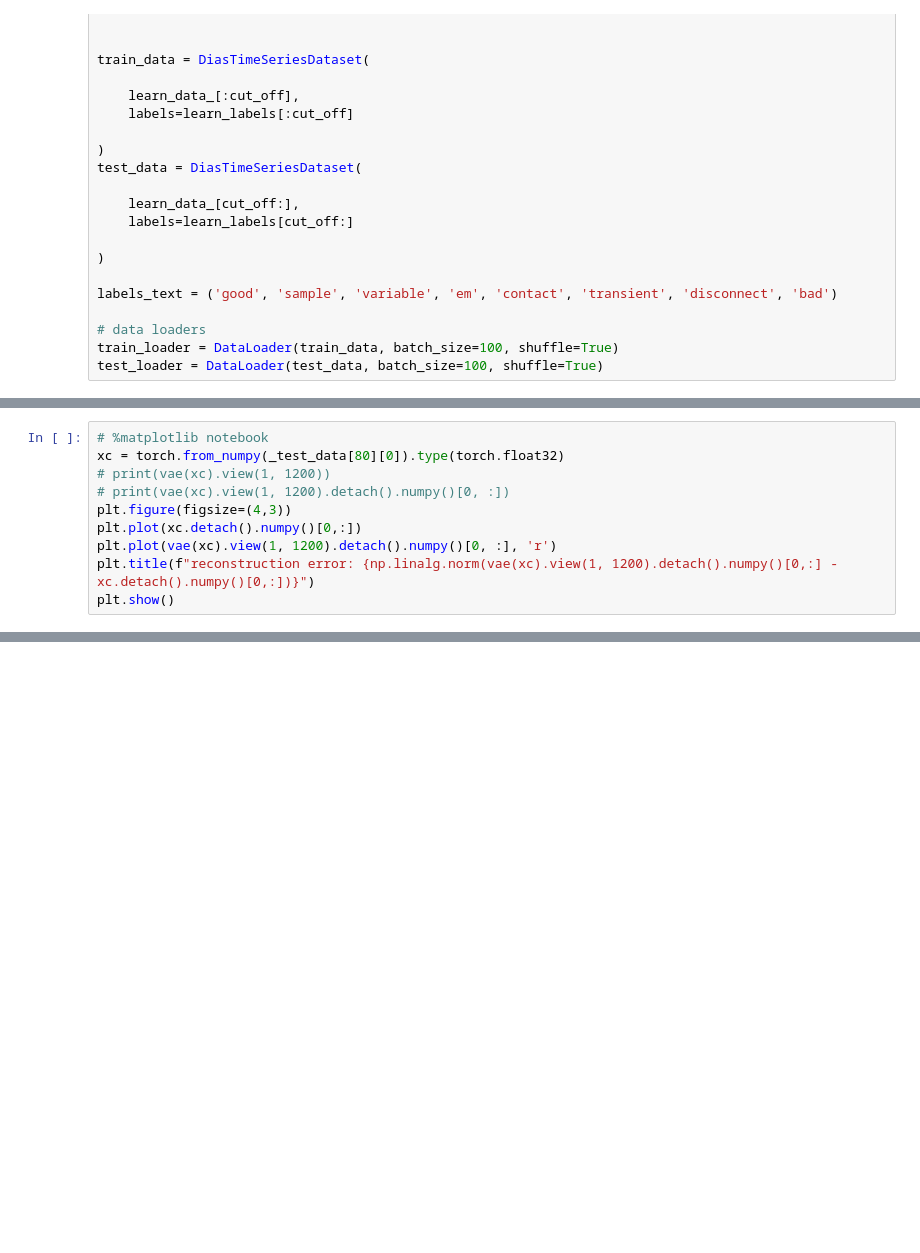
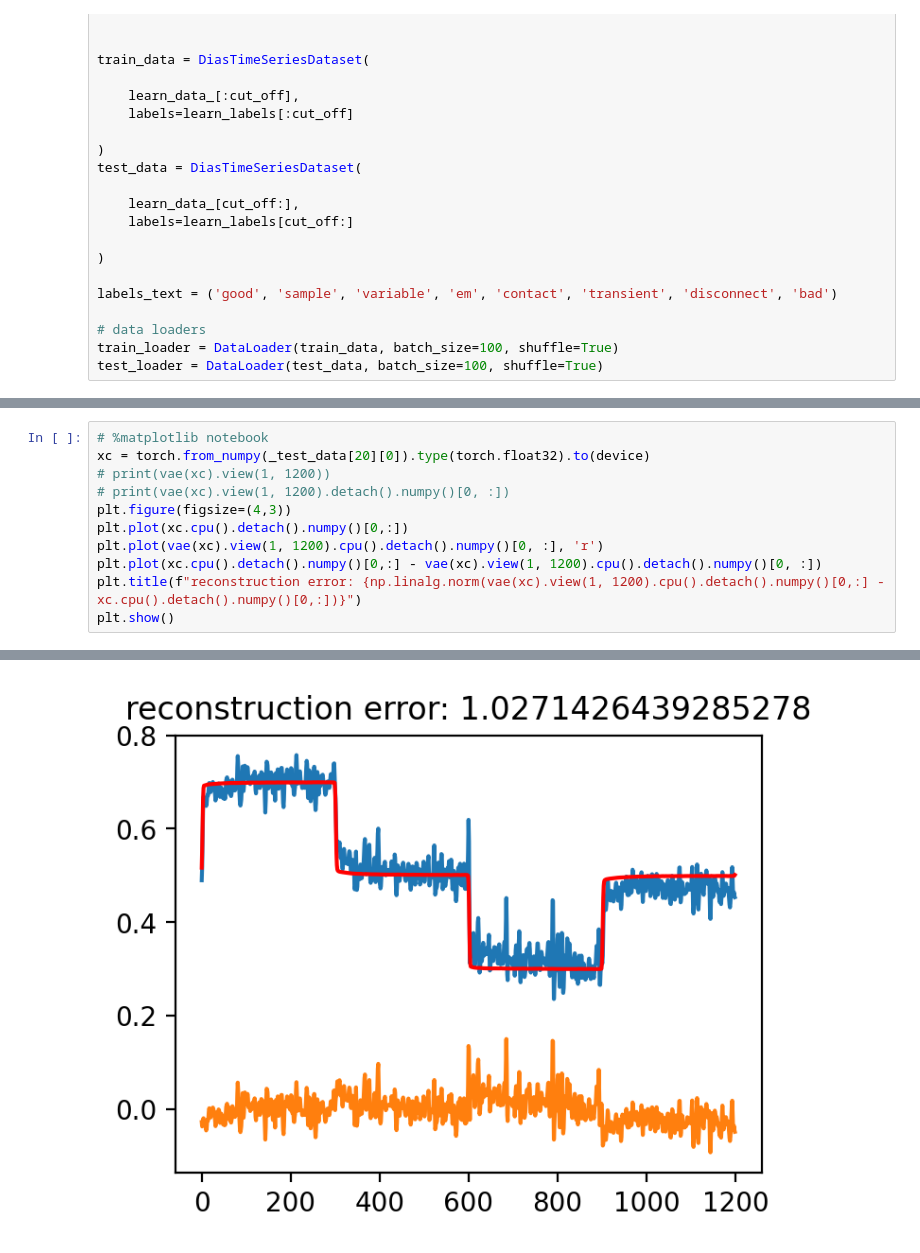
Before and after one commit to JKutt/transformers_segmentation, a Jupyter notebook: machinelearning/vae/vae-timeseries.ipynb, the cells around one changed output, grey strips where cells are left out. Cells and saved outputs as stored; diff of their text form; blank space fills up the shorter version.

```diff
--- a/machinelearning/vae/vae-timeseries.ipynb
+++ b/machinelearning/vae/vae-timeseries.ipynb
@@ -235,11 +253,12 @@ _test_data = DiasTimeSeriesDataset(
 # %%
 # %matplotlib notebook
-xc = torch.from_numpy(_test_data[80][0]).type(torch.float32)
+xc = torch.from_numpy(_test_data[20][0]).type(torch.float32).to(device)
 # print(vae(xc).view(1, 1200))
 # print(vae(xc).view(1, 1200).detach().numpy()[0, :])
 plt.figure(figsize=(4,3))
-plt.plot(xc.detach().numpy()[0,:])
-plt.plot(vae(xc).view(1, 1200).detach().numpy()[0, :], 'r')
-plt.title(f"reconstruction error: {np.linalg.norm(vae(xc).view(1, 1200).detach().numpy()[0,:] - xc.detach().numpy()[0,:])}")
+plt.plot(xc.cpu().detach().numpy()[0,:])
+plt.plot(vae(xc).view(1, 1200).cpu().detach().numpy()[0, :], 'r')
+plt.plot(xc.cpu().detach().numpy()[0,:] - vae(xc).view(1, 1200).cpu().detach().numpy()[0, :])
+plt.title(f"reconstruction error: {np.linalg.norm(vae(xc).view(1, 1200).cpu().detach().numpy()[0,:] - xc.cpu().detach().numpy()[0,:])}")
 plt.show()
 # %% [output]
@@ -247,0 +265 @@ plt.show()
+[figure, added]
```
Also changed, not shown: parts of 12 cells of this notebook, 3 other files.
